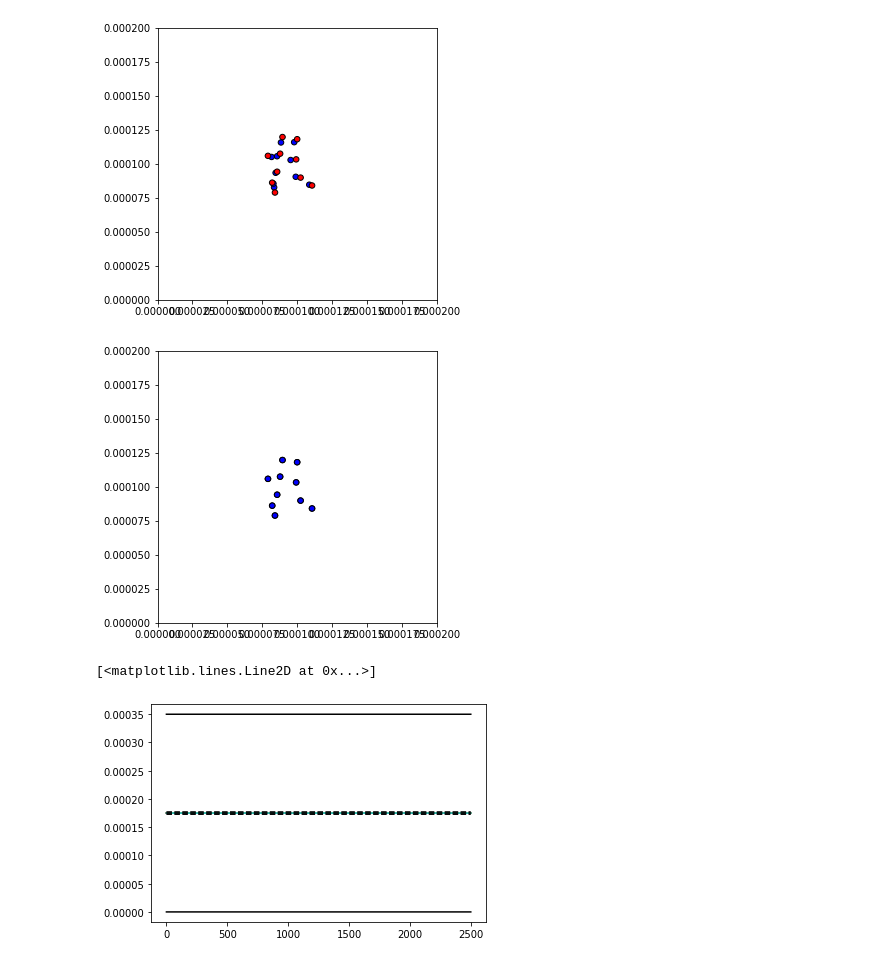
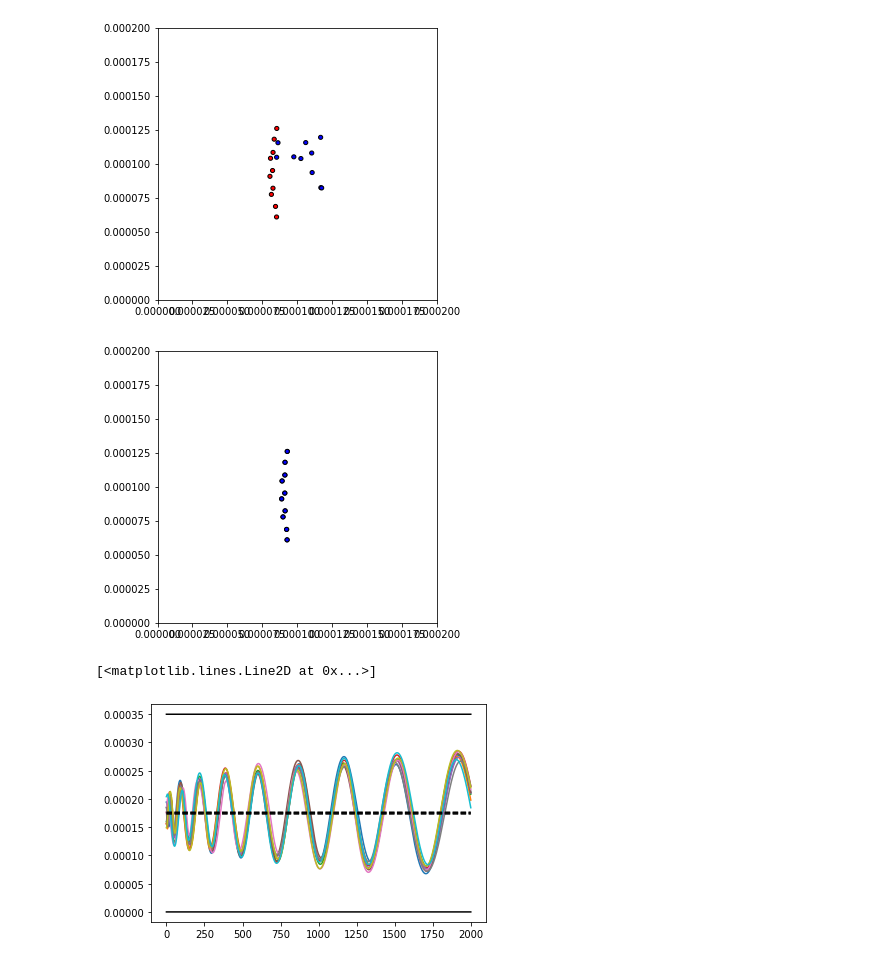
Before and after one commit to MoAbdelaziz/acoustophoresis, a Jupyter notebook: acoustophoresis.ipynb, the cells around one changed output. Cells and saved outputs as stored; diff of their text form; code cells hidden in the pictures.

```diff
--- a/acoustophoresis.ipynb
+++ b/acoustophoresis.ipynb
@@ -37,14 +37,14 @@ f1s = f1
 f1p = f1 # all particles identical
 contrast_factor = f0 + (3/2)*f1 # check this
 
-radius = 2*10**(-6)
+radius = 1.5*10**(-6)
 frequency = 2*10**6
 wavelength = soundspeed_medium/frequency
 wavenumber = 2*np.pi/wavelength
 
 dynamic_viscosity = 8.9 *10**(-4) # Pa*s
 viscosity = dynamic_viscosity
-acoustic_energy_density = 1000 # Figure out
+acoustic_energy_density = 100 # Figure out
 
 resonator_height = 350*10**(-6)
 resonator_width = 20*10**(-3) # diameter
@@ -60,11 +60,11 @@ max_iterations = 100 # for checking particle overlap at each timestep
 overlap_tol = .01*radius # tolerance for overlapping particles to not repeatedly run excluded volume check
 
 standing_wave_amplitude = 4*np.pi*radius**3*acoustic_energy_density*wavenumber*contrast_factor
-Omega_a_squared = 0*    1*10**-6 # vortex strength
+Omega_a_squared =     1*10**-8 # vortex strength
 
 
 
-def force_grav(rho_p,rho_m,radius):
+def force_grav(rho_p,rho_m,radius): # currently unused
     g = 9.81
     volume = 4/3 * np.pi * radius**3
     force = (rho_m-rho_p)*volume*g
@@ -81,7 +81,7 @@ def initialize_pos(x_range, y_range, z_range):
         particle_pos[i,0] = np.random.uniform(low=x_center*(1-spread), high=x_center*(1+spread))
         particle_pos[i,1] = np.random.uniform(low=y_center*(1-spread), high=y_center*(1+spread))
         particle_pos[i,2] = np.random.uniform(low=z_center*(1-spread), high=z_center*(1+spread))
-        particle_pos[i,2]=z_center
+#         particle_pos[i,2]=z_center
     return particle_pos
 
 # Update positions and velocities, applying periodic BCs
@@ -96,6 +96,7 @@ def update_pos(particle_pos, particle_vel, timestep):
     force3 = bjerknes_total(new_pos)
     total_force = force1 + force2 +force3
     new_vel += hydro_interact(particle_pos,total_force)
+
 #     new_pos = new_pos % (x_size,y_size,z_size)
     return new_pos, new_vel
 
@@ -138,6 +139,7 @@ def hydro_interact(particle_pos, total_force):
     # Hydrodynamic interaction matrix: NxN matrix with a 3x3 submatrix in each entry
     interaction_matrix = np.zeros((num_particles,num_particles,3,3))
     # Construct the matrix
+    prefactor = 1/(6*np.pi*viscosity*radius)
     for i in range(num_particles):
         for j in range(num_particles):
             if i == j:
@@ -146,6 +148,7 @@ def hydro_interact(particle_pos, total_force):
                 ri = particle_pos[i,:]
                 rj = particle_pos[j,:]
                 interaction_matrix[i,j,:,:] = cij_mat(ri,rj)
+    interaction_matrix *= prefactor
     # Multiply with force vector to get flow vector
     resultant_flow = np.zeros((num_particles,3))
     for i in range(num_particles):
@@ -157,12 +160,11 @@ def cij_mat(particle_pos1, particle_pos2):
     rij = particle_pos1 - particle_pos2
     r = np.linalg.norm(rij)
     a = radius
-    mu = viscosity
     rr_mat = np.outer(rij,rij)
     term1 = (3*a/4) * (np.identity(3)/r + rr_mat/r**3)
     term2 = (a**3)/4 * (np.identity(3)/r**3 - 3*rr_mat/r**5)
-    prefactor = 1/(6*np.pi*mu*a)
-    return prefactor*(term1 + term2)
+
+    return (term1 + term2)
 
 # Primary acoustic radiation force from a standing wave
 def standing_wave_arf(particle_pos):
@@ -191,7 +193,7 @@ def vortex(particle_pos):
 def bjerknes_total(particle_pos):
     # Sum interaction forces between all pairs of particles
     bjerknes_force = np.zeros((num_particles,3))
-    for i in range(0,num_particles):
+    for i in range(num_particles):
         for j in range(num_particles):
             if i != j:
                 bjerknes_force[j,:] += bjerknes_single(particle_pos[i,:], particle_pos[j,:])
@@ -214,8 +216,8 @@ def bjerknes_single(particle_pos1, particle_pos2):
     R = np.linalg.norm(particle_pos2 - particle_pos1) * wavenumber
     H = particle_pos1[2] * wavenumber
 
-    theta = np.arctan(np.sqrt(x**2+y**2)/z)
-    phi = np.arctan(y/x)
+    theta = np.arctan2(np.sqrt(x**2+y**2),z)
+    phi = np.arctan2(y,x)
 
     r_component = -(np.pi*a_p**3*a_s**3*E0*k**4)/(18*R**4)\
                     *(f0s*R*np.sin(H)\
@@ -248,7 +250,6 @@ def bjerknes_single(particle_pos1, particle_pos2):
     r_hat = (x*x_hat + y*y_hat + z*z_hat)/np.sqrt(x**2+y**2+z**2)
     theta_hat =((x*x_hat + y*y_hat)*z - (x**2+y**2)*z_hat)/(np.sqrt(x**2+y**2+z**2)*np.sqrt(x**2+y**2))
     force_cartesian = r_component*r_hat + theta_component*theta_hat
-
     return force_cartesian
 
 def run(time_max,timestep):
@@ -272,8 +273,8 @@ x_size = x_range[1]-x_range[0]
 y_size = y_range[1]-y_range[0]
 z_size = z_range[1]-z_range[0]
 
-total_steps = 2500
-time_step = .5*10**(-4)
+total_steps = 2000
+time_step = 1*10**(-2)
 times, positions, velocities = run(total_steps*time_step, time_step)
 
 positions = np.asarray(positions)
@@ -297,35 +298,35 @@ circle_dict = {}
 x_pos = positions[:,:,0]
 y_pos = positions[:,:,1]
 z_pos = positions[:,:,2]
 z_center = (z_range[1]-z_range[0])/2
 # alphas = np.exp(-(z_pos-z_center)**2/10)
 alphas = np.ones((total_steps,num_particles)) # place holder
 for n in range(num_particles):
     circle_dict["circle"+str(n)] = plt.Circle((x_pos[0,n],y_pos[0,n]),radius,fc='b',ec='k', alpha=alphas[0,n])
 
 
 def init():
     for n in range(num_particles):
         circle_dict["circle"+str(n)].center = (x_pos[0,n],y_pos[0,n])
         circle_dict["circle"+str(n)].set_alpha(alphas[0,n])
         ax.add_patch(circle_dict["circle"+str(n)])
     return circle_dict.values()
 
 def animate(i):
     for n in range(num_particles):
         circle_dict["circle"+str(n)].center = (x_pos[i,n],y_pos[i,n])
         circle_dict["circle"+str(n)].set_alpha(alphas[i,n])
     return circle_dict.values()
 anim_step=2
 num_steps = len(positions[:,0,0])
 frame_list = np.arange(0,num_steps,anim_step)
 anim=animation.FuncAnimation(fig,animate,init_func=init,frames=frame_list,interval = 42,blit=True)
 
 HTML(anim.to_html5_video())
 # %% [output]
 [interactive output not drawn]
-[figure, old version]
+[figure, new version]
-[figure, old version]
+[figure, new version]
 # %%
 for n in range(num_particles):
     plt.plot(z_pos[:,n])
@@ -336,4 +337,4 @@ plt.plot(z_pos[:,n]*0 + z_center+radius, 'k--')
 plt.plot(z_pos[:,n]*0 + z_center-radius, 'k--')
 # %% [output]
 [<matplotlib.lines.Line2D at 0x...>]
-[figure, old version]
+[figure, new version]
```
Also changed, not shown: parts of 3 cells of this notebook.
